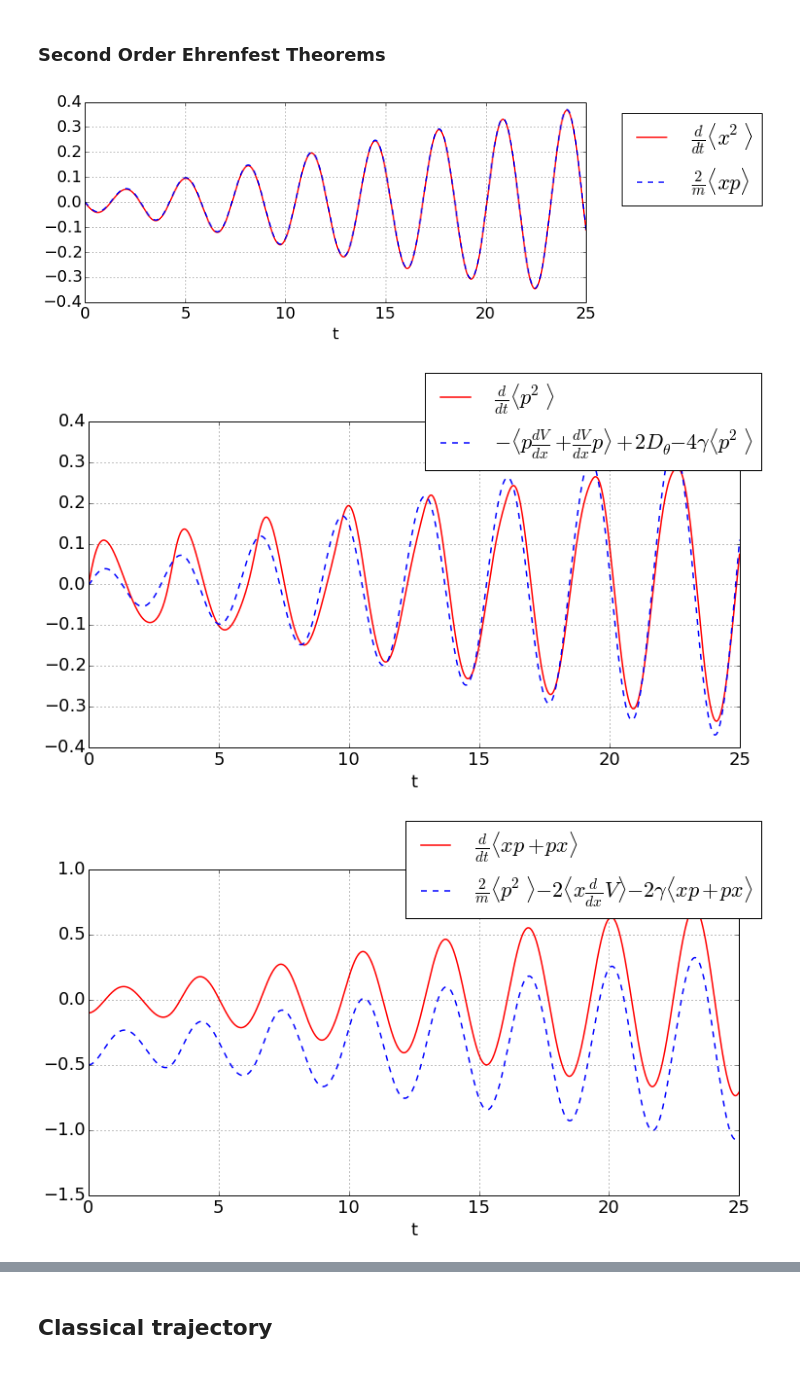
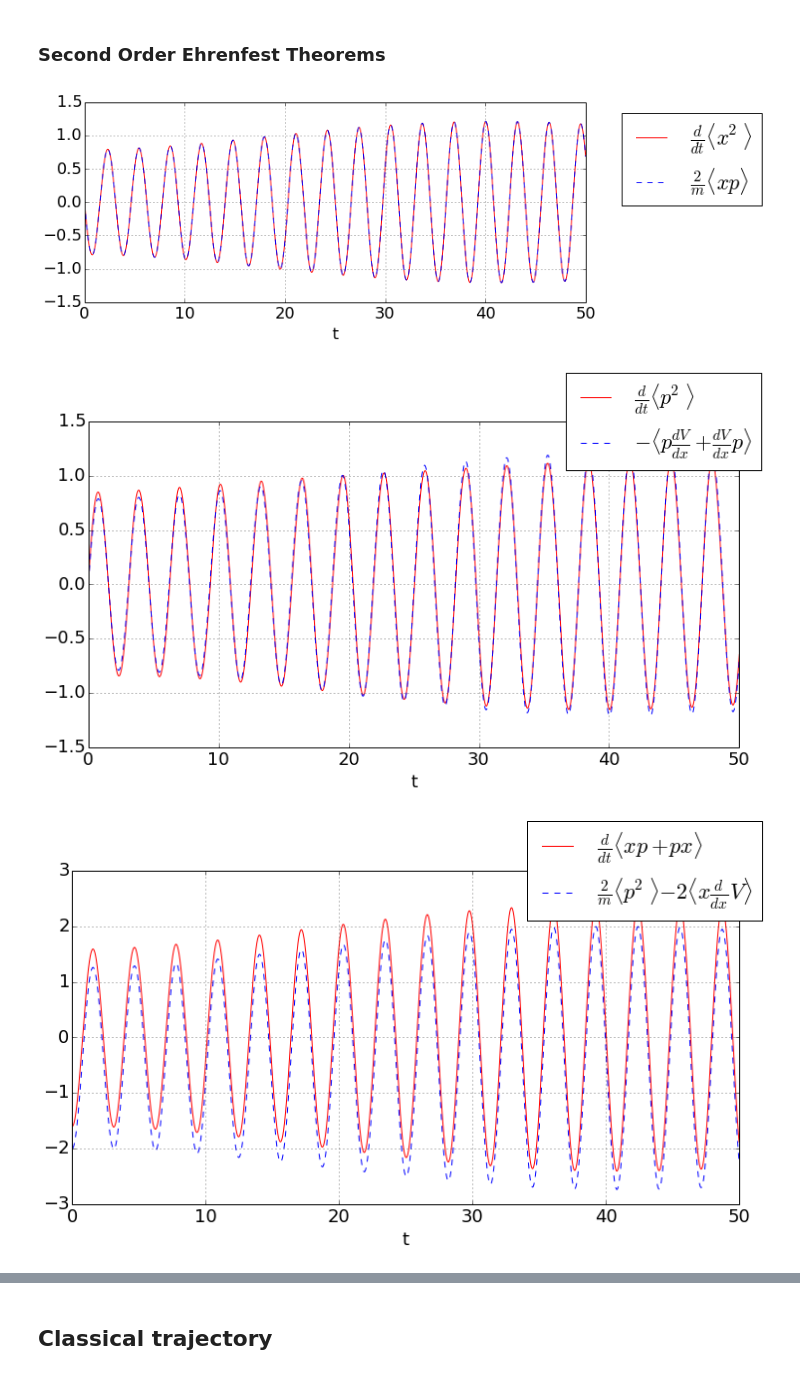
Before and after one commit to cabrer7/PyWignerCUDA, a Jupyter notebook: instances/Wigner2D_GPitaevskii/Wigner2D_GPitaevskii_X2.ipynb, the cells around one changed output, grey strips where cells are left out. Cells and saved outputs as stored; diff of their text form; code cells hidden in the pictures.

```diff
--- a/instances/Wigner2D_GPitaevskii/Wigner2D_GPitaevskii_X2.ipynb
+++ b/instances/Wigner2D_GPitaevskii/Wigner2D_GPitaevskii_X2.ipynb
@@ -24,13 +24,13 @@ class frame( GPU_Wigner2D_GPitaevskii ):
         P_gridDIM = 512
 
         X_amplitude  = 10
-        P_amplitude  = 10
+        P_amplitude  = 16
 
         kappa = 1.
-        dt= 0.005
+        dt= 0.01
 
-        timeSteps =    5000
-        skipFrames =    100
+        timeSteps =   5000
+        skipFrames =   100
 
         mass = 1.
         # Diffusion parameter
@@ -68,7 +68,7 @@ class frame( GPU_Wigner2D_GPitaevskii ):
         """
         Sets   self.PsiInitial_XP with the Wigner function of the Harmonic oscillator
         """
-        self.x_init = 0.5
+        self.x_init = 1
         self.p_init = 0.
         n=0
         self.W_init = self.Wigner_HarmonicOscillator(n, self.omega, self.x_init, self.p_init)
@@ -290,10 +296,10 @@ ax.grid();
 fig, ax = plt.subplots(figsize=(10, 4))
 
 ax.plot( instance.timeRange , np.gradient( instance.X2_average , instance.dt) , '-',
-        label='$\\frac{d}{dt}  \\langle x^2  \\rangle$' , color = 'red', linewidth=1.5)
+        label='$\\frac{d}{dt}  \\langle x^2  \\rangle$' , color = 'red', linewidth=1.)
 
 ax.plot( instance.timeRange , \
-        2*instance.XP_average/instance.mass, '--',label = '$\\frac{2}{m}  \\langle xp  \\rangle$',linewidth=1.5 )
+        2*instance.XP_average/instance.mass, '--',label = '$\\frac{2}{m}  \\langle xp  \\rangle$',linewidth=1. )
 
 
 #ax.set_xlim(0,3.5)
@@ -302,21 +308,20 @@ ax.legend(bbox_to_anchor=(1.05, 1), loc=2, prop={'size':24})
 ax.set_xlabel('t')
 ax.grid();
 # %% [output]
-[figure, old version]
+[figure, new version]
 # %%
 fig, ax = plt.subplots(figsize=(12, 6))
 
 ax.plot( instance.timeRange , np.gradient( instance.P2_average , instance.dt)  , '-',
         label = '$\\frac{d}{dt}  \\langle p^2  \\rangle$',
-        color = 'red', linewidth=1.5)
+        color = 'red', linewidth=1.)
 
 ax.plot( instance.timeRange , \
-        -2*instance.PdPotentialdX_average\
-        +2.*instance.D_Theta \
-        -4*instance.gammaDamping*instance.P2_average
+        -2*instance.PdPotentialdX_average
         , '--',
-        label = '$-  \\langle p\\frac{dV}{dx} +\\frac{dV}{dx} p \\rangle + 2 D_{\\theta}- 4\\gamma \\langle p^2 \\rangle $',
-        linewidth=1.5 )
+        label = '$-  \\langle p\\frac{dV}{dx} +\\frac{dV}{dx} p \\rangle  $',
+        linewidth=1. )
+
 
 
 #ax.set_xlim(-0.2,26)
@@ -325,29 +330,28 @@ ax.legend(bbox_to_anchor=(1.05, 1), loc=5, prop={'size':22})
 ax.set_xlabel('t')
 ax.grid();
 # %% [output]
-[figure, old version]
+[figure, new version]
 # %%
 fig, ax = plt.subplots(figsize=(12, 6))
 
 ax.plot( instance.timeRange ,  2*np.gradient( instance.XP_average , instance.dt) ,
-        '-' ,label = '$\\frac{d}{dt} \\langle xp+px  \\rangle$' , color = 'r' , linewidth=1.5 )
+        '-' ,label = '$\\frac{d}{dt} \\langle xp+px  \\rangle$' , color = 'r' , linewidth=1. )
 
 ax.plot( instance.timeRange , \
           2*instance.P2_average/instance.mass  \
-         -2*instance.XdPotentialdX_average   \
-         -4*instance.gammaDamping*instance.XP_average
+         -2*instance.XdPotentialdX_average
          , '--' ,
-         label = '$\\frac{2}{m}  \\langle p^2  \\rangle - 2  \\langle x \\frac{d}{dx}V  \\rangle - 2 \\gamma  \\langle xp + px  \\rangle  $'
-        ,linewidth=1.5)
+         label = '$\\frac{2}{m}  \\langle p^2  \\rangle - 2  \\langle x \\frac{d}{dx}V  \\rangle   $'
+        ,linewidth=1.)
 
 
 ax.legend(bbox_to_anchor=(1.05, 1), loc=5, prop={'size':22})
 #ax.set_ylim(- 12 , 7)
 ax.set_xlabel('t')
 ax.set_ylabel(' ')
 ax.grid();
 # %% [output]
-[figure, old version]
+[figure, new version]
 # %%
 fig, ax = plt.subplots(figsize=(12, 6))
 
```
Also changed, not shown: parts of 17 cells of this notebook, 1 other file.
